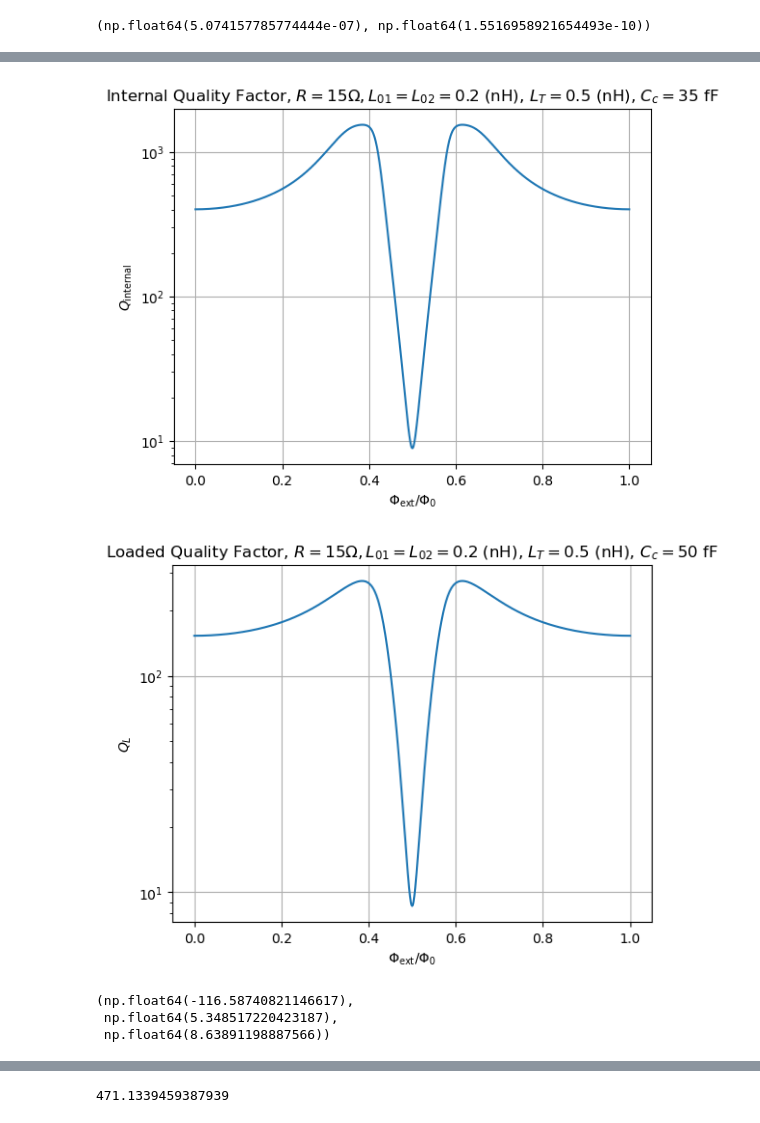
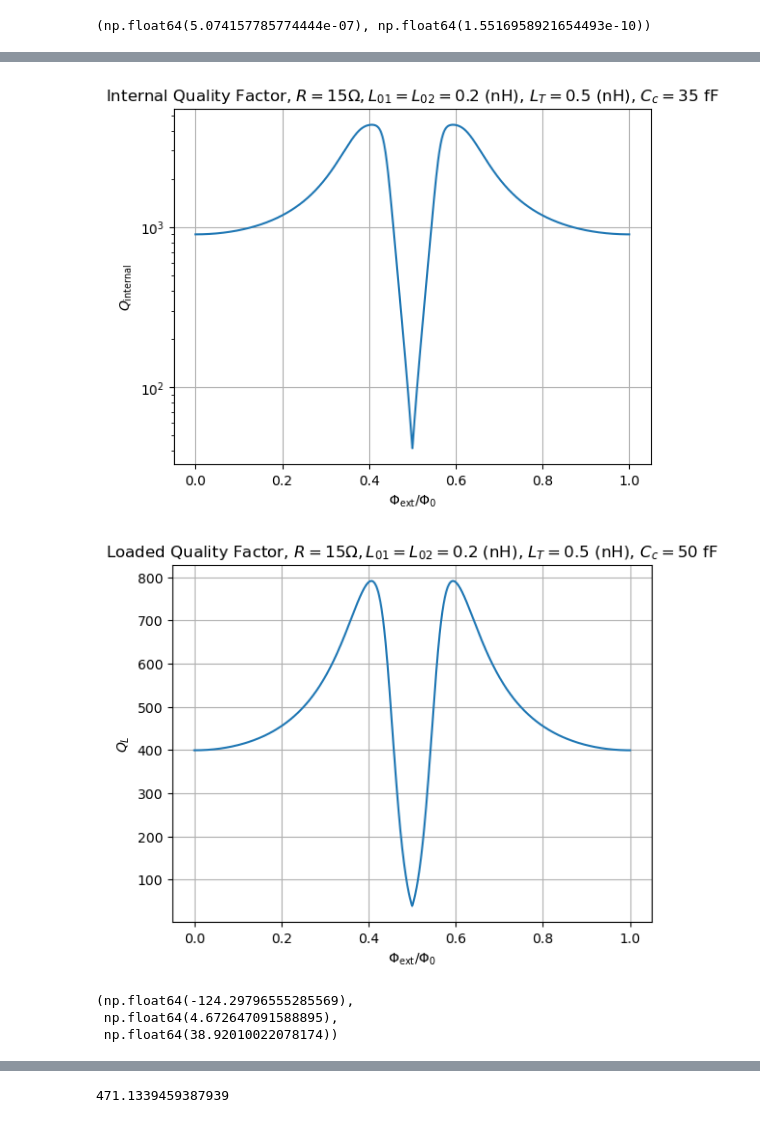
Before and after one commit to foysalx/Tunable-Coupler, a Jupyter notebook: TC-ABCD.ipynb, the cells around one changed output, grey strips where cells are left out. Drawn from its saved outputs; the diff is of its cells as text; code cells hidden in the pictures.

```diff
--- a/TC-ABCD.ipynb
+++ b/TC-ABCD.ipynb
@@ -8,16 +11,16 @@ from scipy.constants import mu_0, epsilon_0
 # %%
 # Constant values and sweep parameters
 N = 1001
-L01 = 1.80333428e-10
-L02 = 1.80333428e-10
-LT = 4.33057147e-10 # Base value of the josephson junction tunable inductance
-R_j = 1.55985018e+01 # resistance of the resistor
+L01 = 0.09e-9 #1.73333071e-10
+L02 = 0.4e-9 #1.73333071e-10
+LT = 0.5e-9 # Base value of the josephson junction tunable inductance
+R_j = 20 # resistance of the resistor
 phi_ext = np.linspace(0, 2*np.pi, N) # for magnetic flux sweep
 Z_0 = 50 # characteristic input impedance
 #fr = 5e9
-f_r = np.linspace(4.5e9, 6e9, N) # for frequency sweep
+f_r = np.linspace(4e9, 5e9, N) # for frequency sweep
 w_r = 2*np.pi*f_r
-C_c = (35e-15) # coupling capacitance to the transmission line (not shown in the setup)
+C_c = (35e-15)  # coupling capacitance to the transmission line (not shown in the setup)
 
 # Solves for the phase difference delta of the josephson junction in the RF SQUID
 def del_sol(delta, a, phi_ext_val):
@@ -133,9 +136,10 @@ res_cpw_param_set = calc_cpw_param_set(
     metal_thickness=200e-9
 )
 
-l = calc_target_length(5.5e9, res_cpw_param_set)
+l = calc_target_length(5e9, res_cpw_param_set)
 f = calc_target_frequency(5122.618693762872, res_cpw_param_set)
 l_f = l/1e6
-L_l = 4.84721309e-07 #res_cpw_param_set['inductance']
-C_l = 1.29424392e-10 #res_cpw_param_set['capacitance']
+L_l = res_cpw_param_set['inductance']
+C_l = res_cpw_param_set['capacitance']
 R_L = l_f
+R_L
@@ -319,23 +325,23 @@ plt.grid(True)
 #plt.legend()
 plt.show()
 # %% [output]
-[figure, old version]
+[figure, new version]
 # %%
-plt.semilogy(phi_ext/(2*np.pi), q_L)
+plt.plot(phi_ext/(2*np.pi), q_L)
 plt.xlabel(r'$\Phi_{\rm ext}/\Phi_0$')
 plt.ylabel(r'$Q_{L}$')
 plt.title(r"Loaded Quality Factor, $R = 15\Omega, L_{01} = L_{02} = 0.2$ (nH), $L_T = 0.5$ (nH), $C_c = 50$ fF")
 plt.grid(True)
 #plt.legend()
 plt.show()
 Gamma_10 = (f0_array[379]/q_L[np.argmin(q_L)])
 P_p = 1 * 6.626 * 10**(-34) * f0_array[379] * Gamma_10
 10*np.log10(P_p*1000), f0_array[379]/1e9, np.min(q_L)
 # %% [output]
-[figure, old version]
+[figure, new version]
-(np.float64(-116.58740821146617),
- np.float64(5.348517220423187),
- np.float64(8.63891198887566))
+(np.float64(-124.29796555285569),
+ np.float64(4.672647091588895),
+ np.float64(38.92010022078174))
 # %%
 plt.plot(phi_ext/(2*np.pi), q_e)
 plt.xlabel(r'$\Phi_{\rm ext}/\Phi_0$')
```
Also changed, not shown: parts of 32 cells of this notebook, 8 other files.
